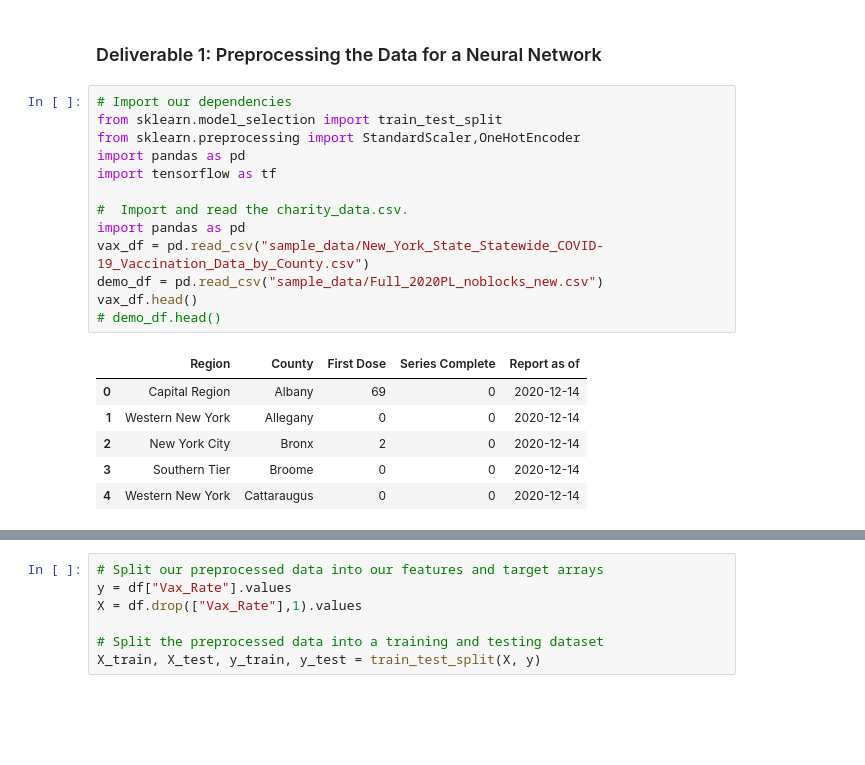
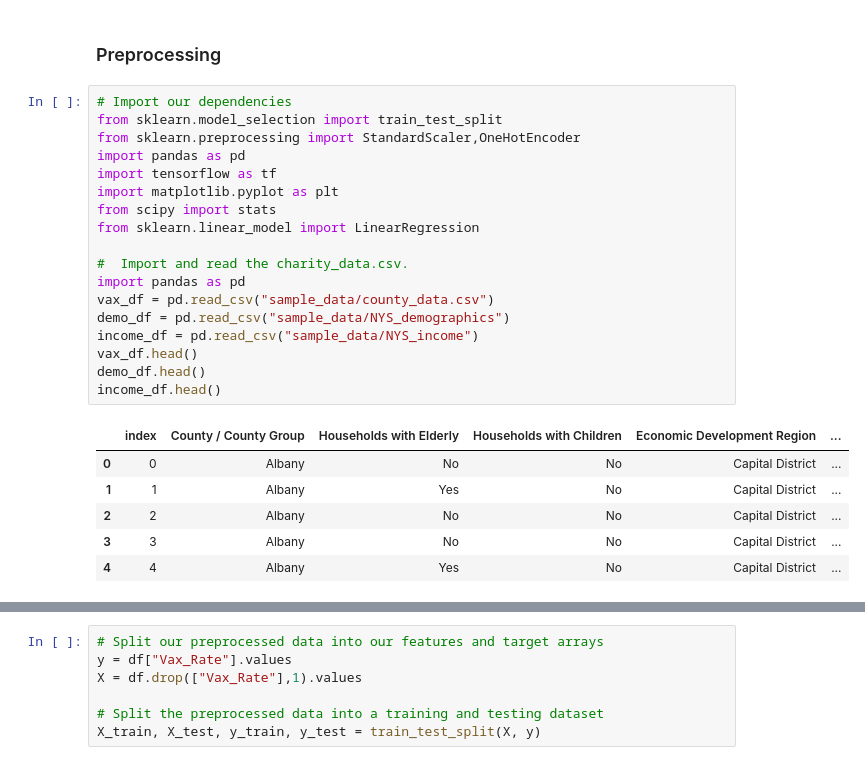
Before and after one commit to Anoobis5/COVID_GeoJSON_FinalProject, a Jupyter notebook: COVID_Vax_Prediction.ipynb, the cells around one changed output, grey strips where cells are left out. Drawn from its saved outputs; the diff is of its cells as text; blank space fills up the shorter version.

```diff
--- a/COVID_Vax_Prediction.ipynb
+++ b/COVID_Vax_Prediction.ipynb
@@ -1,22 +1,27 @@
-# %% [markdown]
-### Deliverable 1: Preprocessing the Data for a Neural Network
+# %% [markdown]
+### Preprocessing
 # %%
 # Import our dependencies
 from sklearn.model_selection import train_test_split
 from sklearn.preprocessing import StandardScaler,OneHotEncoder
 import pandas as pd
 import tensorflow as tf
+import matplotlib.pyplot as plt
+from scipy import stats
+from sklearn.linear_model import LinearRegression
 
 #  Import and read the charity_data.csv.
 import pandas as pd
-vax_df = pd.read_csv("sample_data/New_York_State_Statewide_COVID-19_Vaccination_Data_by_County.csv")
-demo_df = pd.read_csv("sample_data/Full_2020PL_noblocks_new.csv")
+vax_df = pd.read_csv("sample_data/county_data.csv")
+demo_df = pd.read_csv("sample_data/NYS_demographics")
+income_df = pd.read_csv("sample_data/NYS_income")
 vax_df.head()
-# demo_df.head()
+demo_df.head()
+income_df.head()
 # %% [output]
-|  | Region | County | First Dose | Series Complete | Report as of |
-| 0 | Capital Region | Albany | 69 | 0 | 2020-12-14 |
-| 1 | Western New York | Allegany | 0 | 0 | 2020-12-14 |
-| 2 | New York City | Bronx | 2 | 0 | 2020-12-14 |
-| 3 | Southern Tier | Broome | 0 | 0 | 2020-12-14 |
-| 4 | Western New York | Cattaraugus | 0 | 0 | 2020-12-14 |
+|  | index | County / County Group | Households with Elderly | Households with Children | Economic Development Region | ... |
+| 0 | 0 | Albany | No | No | Capital District | ... |
+| 1 | 1 | Albany | Yes | No | Capital District | ... |
+| 2 | 2 | Albany | No | No | Capital District | ... |
+| 3 | 3 | Albany | No | No | Capital District | ... |
+| 4 | 4 | Albany | Yes | No | Capital District | ... |
```
Also changed, not shown: parts of 20 cells of this notebook, 1 other file.
